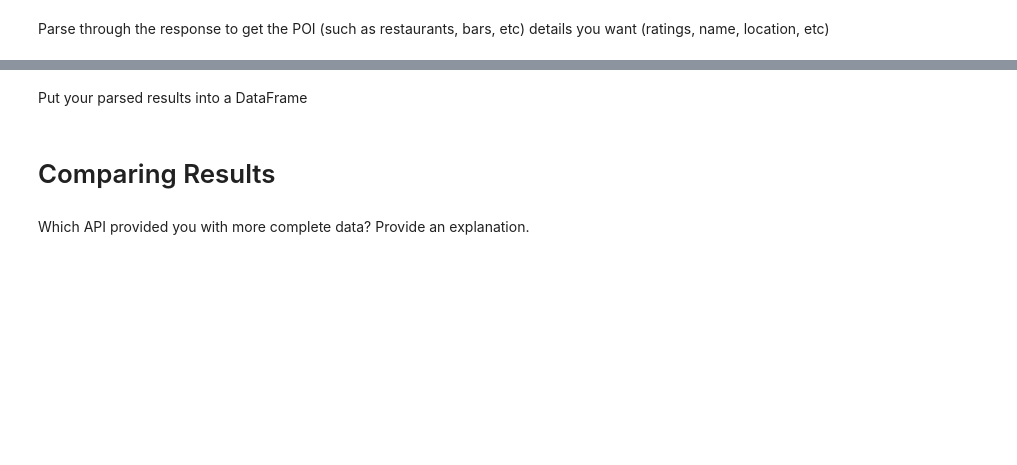
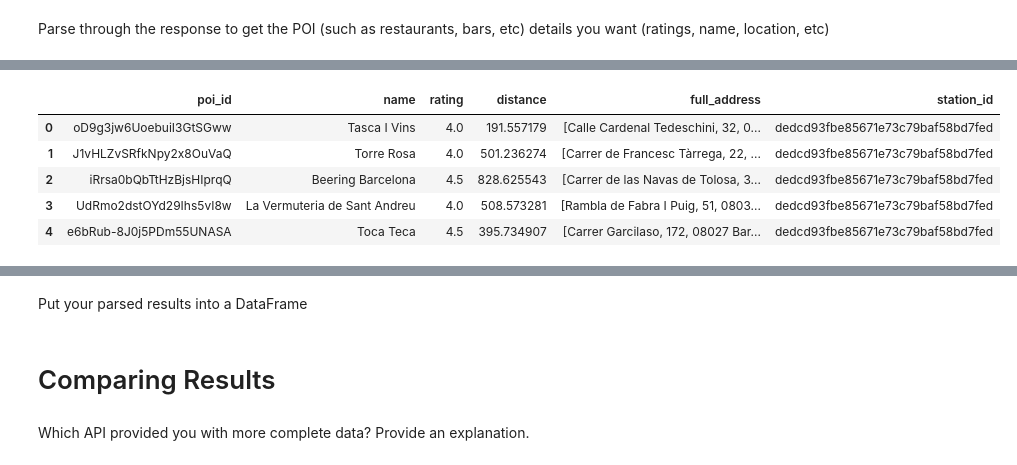
Before and after one commit to SkinnyLegend17/StatisticalModellingProject_VR, a Jupyter notebook: yelp_foursquare_EDA.ipynb, the cells around one changed output, grey strips where cells are left out. Drawn from its saved outputs; the diff is of its cells as text; code cells hidden in the pictures; blank space fills up the shorter version.

```diff
--- a/yelp_foursquare_EDA.ipynb
+++ b/yelp_foursquare_EDA.ipynb
@@ -38,0 +259,3 @@ Parse through the response to get the POI (such as restaurants, bars, etc) detai
+# %%
+## Loading the dataframe of bike stations that contain lat/long
+bike_stations_data2 = pd.read_csv('../data/bike_stations_barcelona.csv', index_col=0)
@@ -38,0 +385,10 @@ Parse through the response to get the POI (such as restaurants, bars, etc) detai
+# %%
+# Displaying dataframe with columns that have been removed
+yelp_df.head()
+# %% [output]
+|  | poi_id | name | rating | distance | full_address | station_id |
+| 0 | oD9g3jw6UoebuiI3GtSGww | Tasca I Vins | 4.0 | 191.557179 | [Calle Cardenal Tedeschini, 32, 0... | dedcd93fbe85671e73c79baf58bd7fed |
+| 1 | J1vHLZvSRfkNpy2x8OuVaQ | Torre Rosa | 4.0 | 501.236274 | [Carrer de Francesc Tàrrega, 22, ... | dedcd93fbe85671e73c79baf58bd7fed |
+| 2 | iRrsa0bQbTtHzBjsHIprqQ | Beering Barcelona | 4.5 | 828.625543 | [Carrer de las Navas de Tolosa, 3... | dedcd93fbe85671e73c79baf58bd7fed |
+| 3 | UdRmo2dstOYd29Ihs5vI8w | La Vermuteria de Sant Andreu | 4.0 | 508.573281 | [Rambla de Fabra I Puig, 51, 0803... | dedcd93fbe85671e73c79baf58bd7fed |
+| 4 | e6bRub-8J0j5PDm55UNASA | Toca Teca | 4.5 | 395.734907 | [Carrer Garcilaso, 172, 08027 Bar... | dedcd93fbe85671e73c79baf58bd7fed |
```
Also changed, not shown: parts of 38 cells of this notebook.
